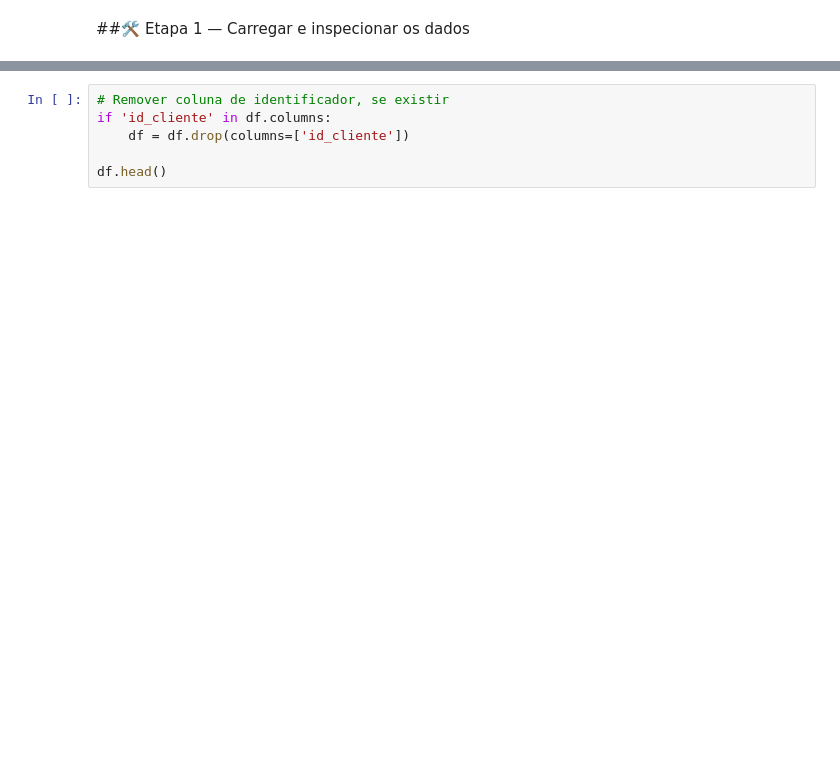
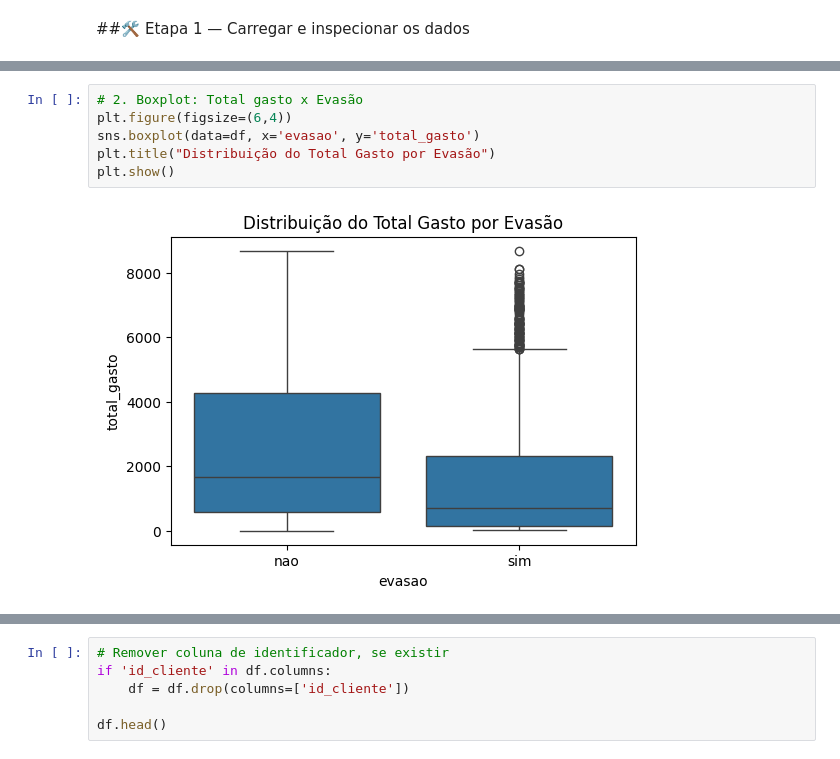
Before and after one commit to gabrielhenriquess/TelecomX_II, a Jupyter notebook: TelecomX_II.ipynb, the cells around one changed output, grey strips where cells are left out. Drawn from its saved outputs; the diff is of its cells as text; blank space fills up the shorter version.

```diff
--- a/TelecomX_II.ipynb
+++ b/TelecomX_II.ipynb
@@ -27,0 +49,8 @@ df.head()
+# %%
+# 2. Boxplot: Total gasto x Evasão
+plt.figure(figsize=(6,4))
+sns.boxplot(data=df, x='evasao', y='total_gasto')
+plt.title("Distribuição do Total Gasto por Evasão")
+plt.show()
+# %% [output]
+[figure, added]
```
Also changed, not shown: parts of 60 cells of this notebook.
